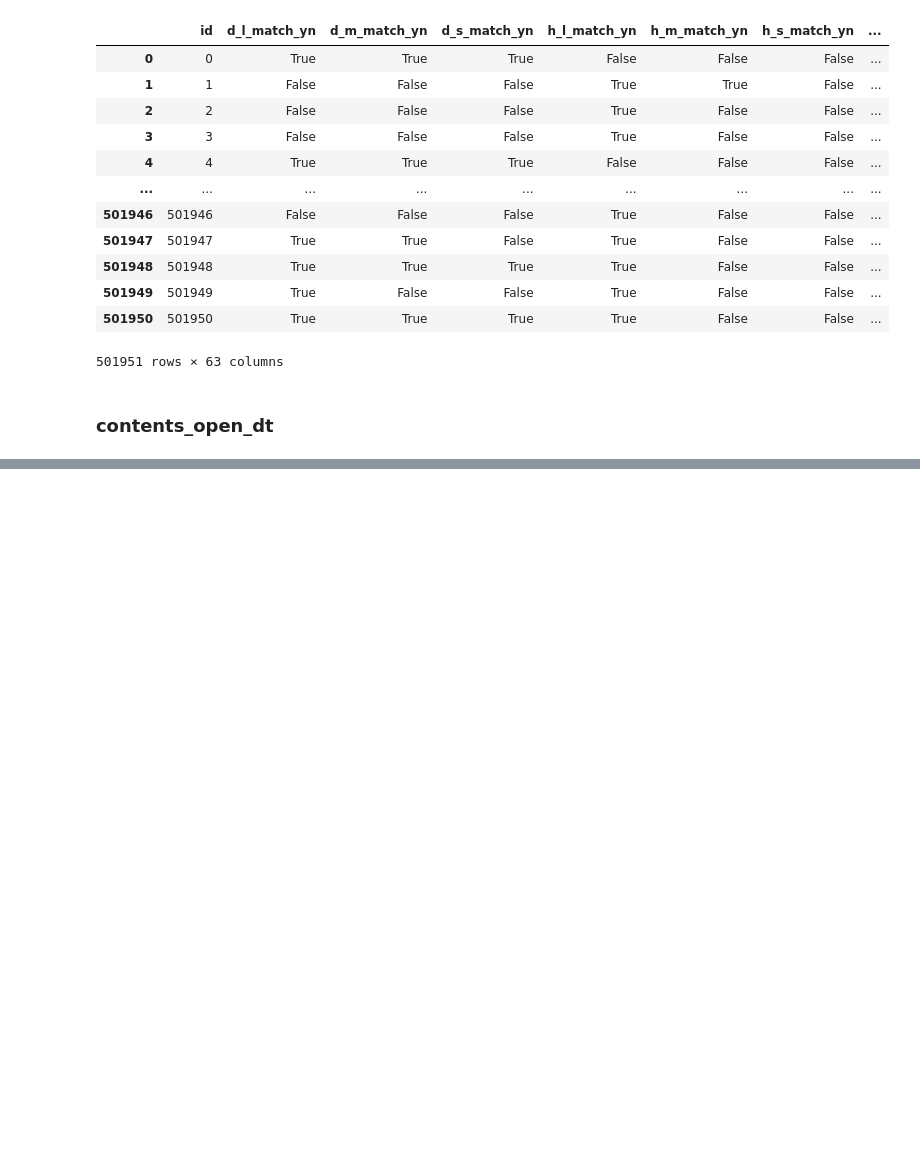
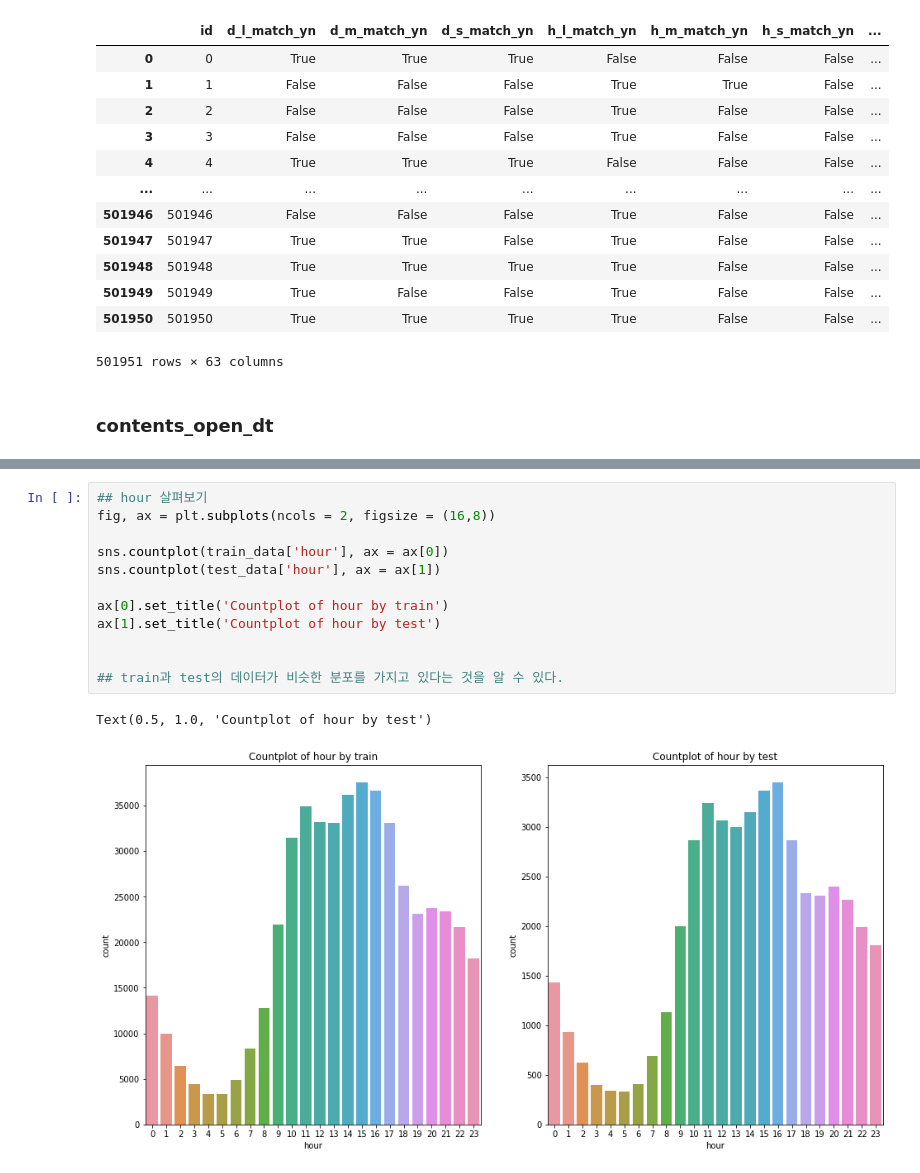
Before and after one commit to Proj-Caliber/Job-Care, a Jupyter notebook: Feature Engineering.ipynb, the cells around one changed output, grey strips where cells are left out. Cells and saved outputs as stored; diff of their text form; blank space fills up the shorter version.

```diff
--- a/Feature Engineering.ipynb
+++ b/Feature Engineering.ipynb
@@ -293,0 +360,15 @@ AttributeError: ignored
+# %%
+## hour 살펴보기
+fig, ax = plt.subplots(ncols = 2, figsize = (16,8))
+
+sns.countplot(train_data['hour'], ax = ax[0])
+sns.countplot(test_data['hour'], ax = ax[1])
+
+ax[0].set_title('Countplot of hour by train')
+ax[1].set_title('Countplot of hour by test')
+
+
+## train과 test의 데이터가 비슷한 분포를 가지고 있다는 것을 알 수 있다.
+# %% [output]
+Text(0.5, 1.0, 'Countplot of hour by test')
+[figure, added]
```
Also changed, not shown: parts of 24 cells of this notebook, 1 other file.
